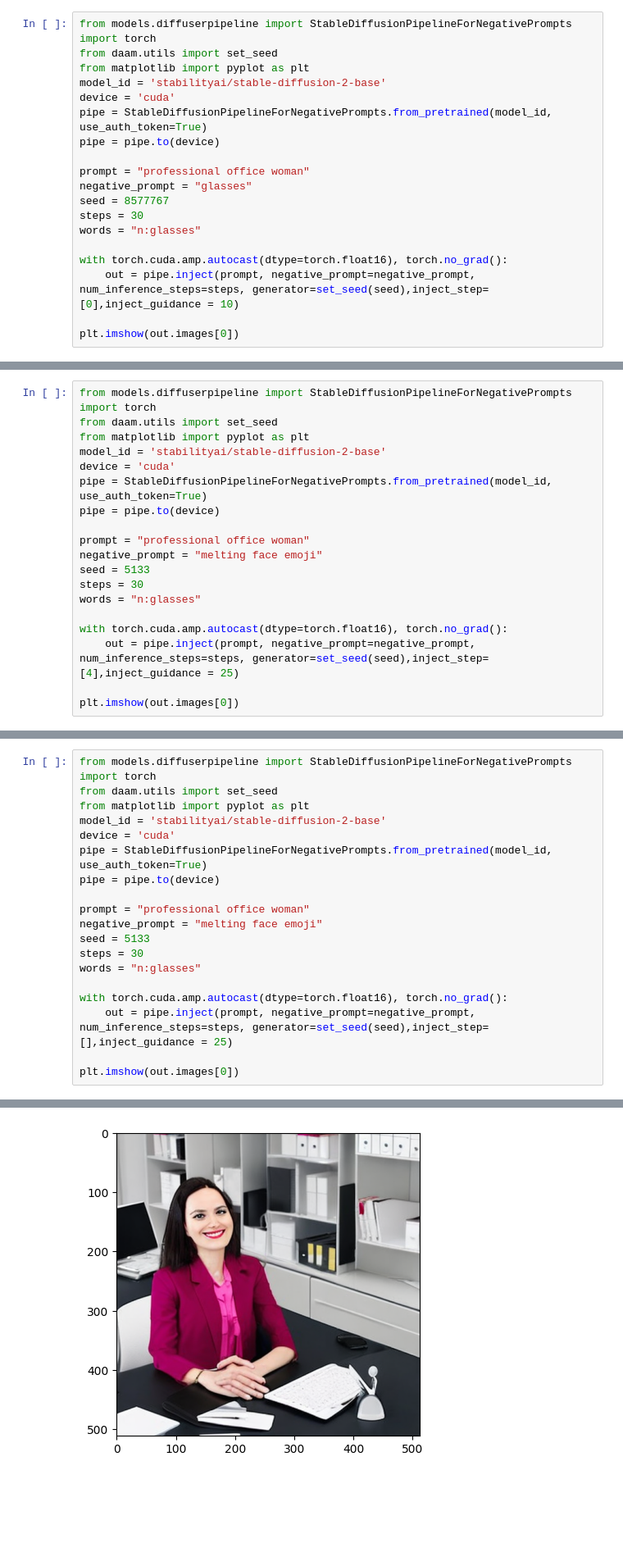
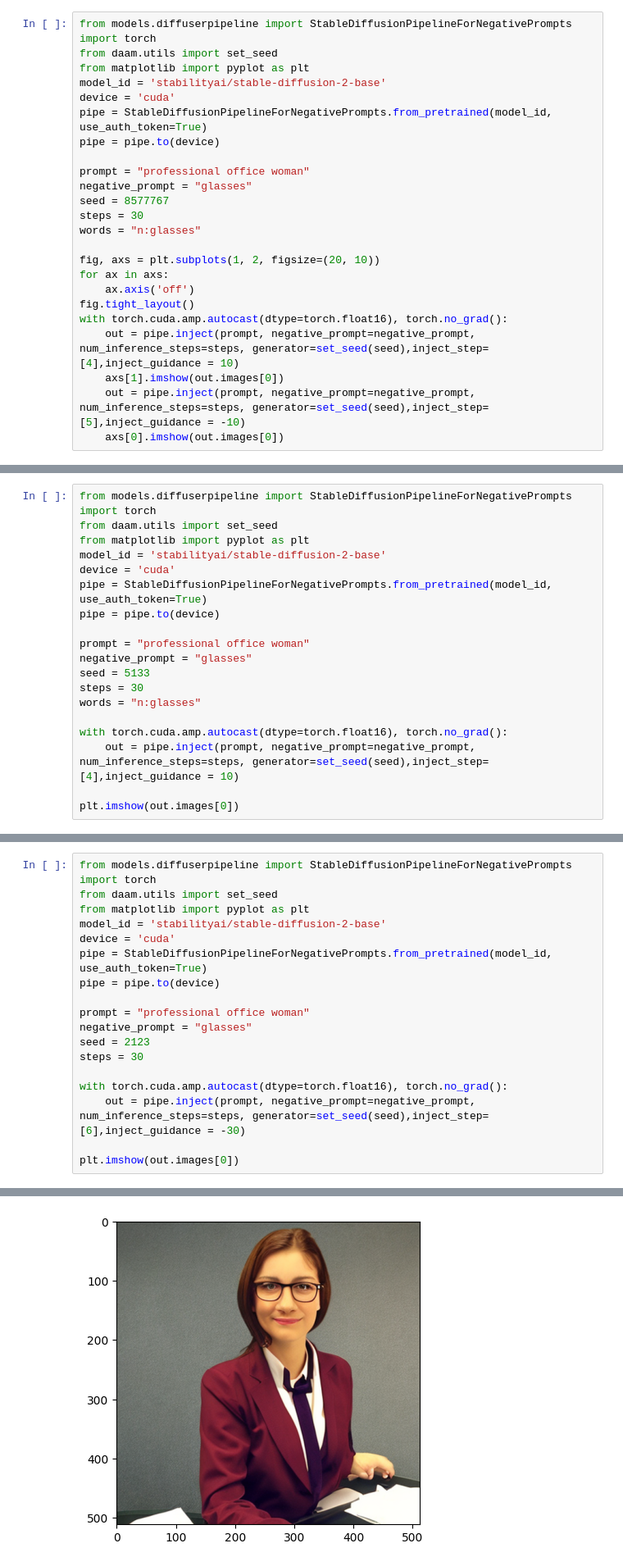
Before and after one commit to banyuanhao/daam, a Jupyter notebook: wrapupdata/inject.ipynb, the cells around one changed output, grey strips where cells are left out. Shown at 82% size. Cells and saved outputs as stored; diff of their text form; blank space fills up the shorter version.

```diff
--- a/wrapupdata/inject.ipynb
+++ b/wrapupdata/inject.ipynb
@@ -14,9 +14,14 @@ seed = 8577767
 steps = 30
 words = "n:glasses"
 
+fig, axs = plt.subplots(1, 2, figsize=(20, 10))
+for ax in axs:
+    ax.axis('off')
+fig.tight_layout()
 with torch.cuda.amp.autocast(dtype=torch.float16), torch.no_grad():
-    out = pipe.inject(prompt, negative_prompt=negative_prompt, num_inference_steps=steps, generator=set_seed(seed),inject_step=[0],inject_guidance = 10)
-
-plt.imshow(out.images[0])
+    out = pipe.inject(prompt, negative_prompt=negative_prompt, num_inference_steps=steps, generator=set_seed(seed),inject_step=[4],inject_guidance = 10)
+    axs[1].imshow(out.images[0])
+    out = pipe.inject(prompt, negative_prompt=negative_prompt, num_inference_steps=steps, generator=set_seed(seed),inject_step=[5],inject_guidance = -10)
+    axs[0].imshow(out.images[0])
 # %% [output]
 Keyword arguments {'use_auth_token': True} are not expected by StableDiffusionPipelineForNegativePrompts and will be ignored.
@@ -57,13 +61,13 @@ pipe = StableDiffusionPipelineForNegativePrompts.from_pretrained(model_id, use_a
 pipe = pipe.to(device)
 
 prompt = "professional office woman"
-negative_prompt = "melting face emoji"
+negative_prompt = "glasses"
 seed = 5133
 steps = 30
 words = "n:glasses"
 
 with torch.cuda.amp.autocast(dtype=torch.float16), torch.no_grad():
-    out = pipe.inject(prompt, negative_prompt=negative_prompt, num_inference_steps=steps, generator=set_seed(seed),inject_step=[4],inject_guidance = 25)
+    out = pipe.inject(prompt, negative_prompt=negative_prompt, num_inference_steps=steps, generator=set_seed(seed),inject_step=[4],inject_guidance = 10)
 
 plt.imshow(out.images[0])
 # %% [output]
@@ -73,24 +77,23 @@ Keyword arguments {'use_auth_token': True} are not expected by StableDiffusionPi
 # %%
 from models.diffuserpipeline import StableDiffusionPipelineForNegativePrompts
 import torch
 from daam.utils import set_seed
 from matplotlib import pyplot as plt
 model_id = 'stabilityai/stable-diffusion-2-base'
 device = 'cuda'
 pipe = StableDiffusionPipelineForNegativePrompts.from_pretrained(model_id, use_auth_token=True)
 pipe = pipe.to(device)
 
 prompt = "professional office woman"
-negative_prompt = "melting face emoji"
-seed = 5133
+negative_prompt = "glasses"
+seed = 2123
 steps = 30
-words = "n:glasses"
 
 with torch.cuda.amp.autocast(dtype=torch.float16), torch.no_grad():
-    out = pipe.inject(prompt, negative_prompt=negative_prompt, num_inference_steps=steps, generator=set_seed(seed),inject_step=[],inject_guidance = 25)
+    out = pipe.inject(prompt, negative_prompt=negative_prompt, num_inference_steps=steps, generator=set_seed(seed),inject_step=[6],inject_guidance = -30)
 
 plt.imshow(out.images[0])
 # %% [output]
 Keyword arguments {'use_auth_token': True} are not expected by StableDiffusionPipelineForNegativePrompts and will be ignored.
 <matplotlib.image.AxesImage at 0x...>
-[figure, old version]
+[figure, new version]
```
Also changed, not shown: parts of 3 cells of this notebook, 41 other files.
